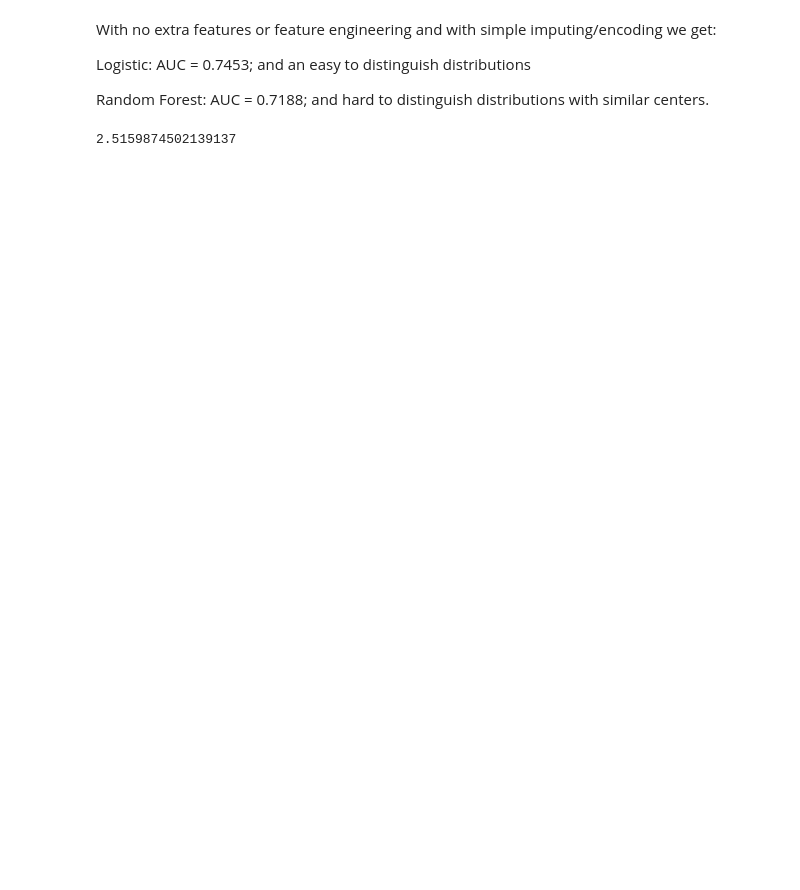
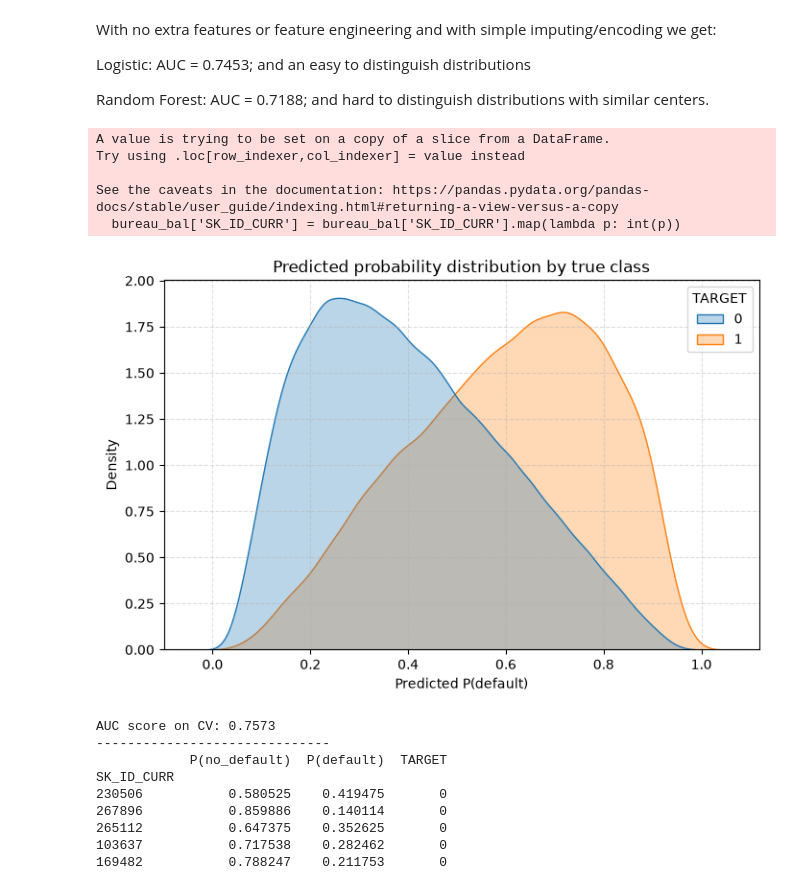
Before and after one commit to ABorda01/Project-Home-Credit-Default-Risk, a Jupyter notebook: model_selection_improv.ipynb, the cells around one changed output. Drawn from its saved outputs; the diff is of its cells as text; code cells hidden in the pictures; blank space fills up the shorter version.

```diff
--- a/model_selection_improv.ipynb
+++ b/model_selection_improv.ipynb
@@ -185,8 +173,23 @@ ccb = ccb[ccb['SK_ID_CURR'].isin(X.index)].set_index('SK_ID_CURR')
 install_pay = pd.read_csv('installments_payments.csv')
 install_pay = install_pay[install_pay['SK_ID_CURR'].isin(X.index)].set_index('SK_ID_CURR')
 
+prev_app = pd.read_csv('previous_application.csv')
+prev_app = prev_app[prev_app['SK_ID_CURR'].isin(X.index)].set_index('SK_ID_CURR')
+
 bureau_bal = pd.read_csv('bureau_balance.csv') # DOES NOT HAVE THE index column from others
-bureau_bal.sort
 # %%
+# We group bureau.csv, install_payments.csv and CCB.csv by their index
+# and we group bureau_balance by the suplementary index to create the index column
+
+id_map = pd.Series(bureau.index, index=bureau.SK_ID_BUREAU)
+
+bureau_bal['SK_ID_CURR'] = bureau_bal['SK_ID_BUREAU'].map(id_map)
+bureau_bal = bureau_bal.dropna(subset=['SK_ID_CURR'])
+bureau_bal['SK_ID_CURR'] = bureau_bal['SK_ID_CURR'].map(lambda p: int(p))
+bureau_bal = bureau_bal.set_index('SK_ID_CURR')
 # %% [output]
-2.5159874502139137
+A value is trying to be set on a copy of a slice from a DataFrame.
+Try using .loc[row_indexer,col_indexer] = value instead
+
+See the caveats in the documentation: https://pandas.pydata.org/pandas-docs/stable/user_guide/indexing.html#returning-a-view-versus-a-copy
+  bureau_bal['SK_ID_CURR'] = bureau_bal['SK_ID_CURR'].map(lambda p: int(p))
@@ -192,0 +236,8 @@ bureau_bal.sort
+# %%
+# Merge all DF to have a single X and then split into train/test
+
+data = pd.concat([X, ccb_agg, bureau_agg, b_balance_agg, install_agg, prev_agg], axis=1)
+
+from sklearn.model_selection import train_test_split
+
+train, test, y_train, y_test = train_test_split(data, y, test_size=0.2, random_state=10, stratify=y)
@@ -192,0 +306,44 @@ bureau_bal.sort
+# %%
+# Modifies to run with already transformed data instead of pipeline
+
+def model_eval_ts(model, df_transformed, y):
+    """
+    Evaluates a model on already transformed data using out-of-fold predictions.
+    """
+    # Pass the standalone model and the pre-processed dataframe
+    predicts = cross_val_predict(model, df_transformed, y, cv=3, method='predict_proba')
+
+    # Calculate pooled AUC over all out-of-fold predictions
+    roc = roc_auc_score(y, predicts[:, 1])
+
+    # Build the prediction dataframe
+    pred_df = pd.DataFrame(predicts, columns=['P(no_default)', 'P(default)'], index=y.index)
+    pred_df['TARGET'] = y.values
+
+    # Plot the distributions
+    fig, ax = plt.subplots(figsize=(8, 5))
+    sns.kdeplot(data=pred_df, x='P(default)', hue='TARGET', common_norm=False, fill=True, alpha=0.3, ax=ax)
+    ax.set_xlabel('Predicted P(default)')
+    ax.set_title('Predicted probability distribution by true class')
+    ax.grid(True, linestyle='--', alpha=0.4)
+    plt.show()
+
+    # Print results
+    print(f'AUC score on CV: {roc:.4f}')
+    print('------------------------------')
+    print(pred_df.head())
+# %%
+model = LogisticRegression(penalty='l1', solver='saga', C=0.1, class_weight='balanced')
+
+model_eval_ts(model, train_ts, y_train)
+# %% [output]
+[figure, added]
+AUC score on CV: 0.7573
+------------------------------
+            P(no_default)  P(default)  TARGET
+SK_ID_CURR
+230506           0.580525    0.419475       0
+267896           0.859886    0.140114       0
+265112           0.647375    0.352625       0
+103637           0.717538    0.282462       0
+169482           0.788247    0.211753       0
```
Also changed, not shown: parts of 18 cells of this notebook, 1 other file.
